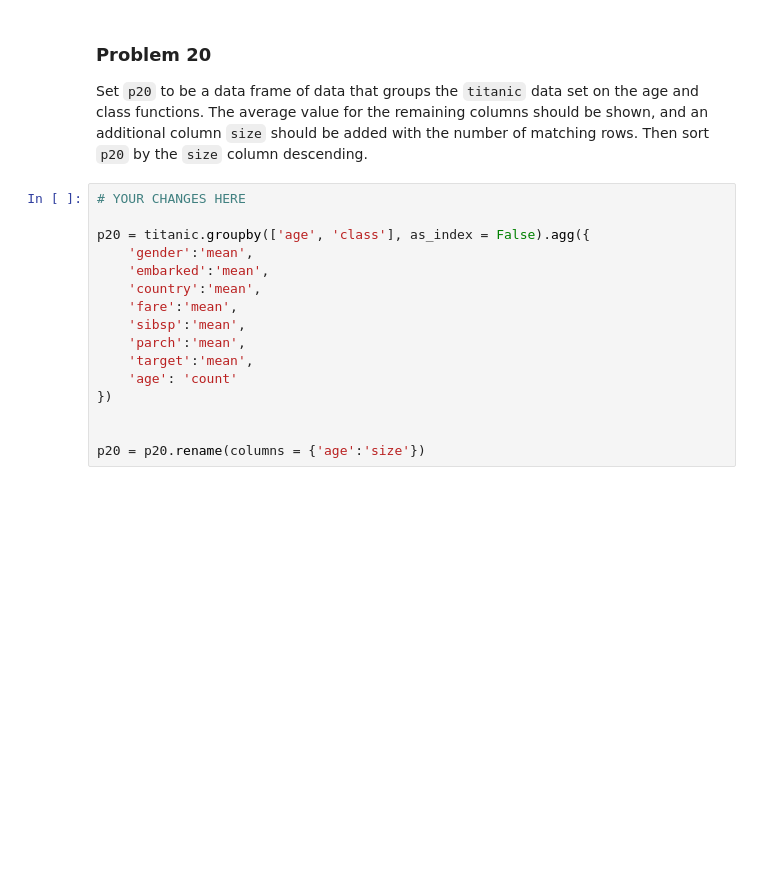
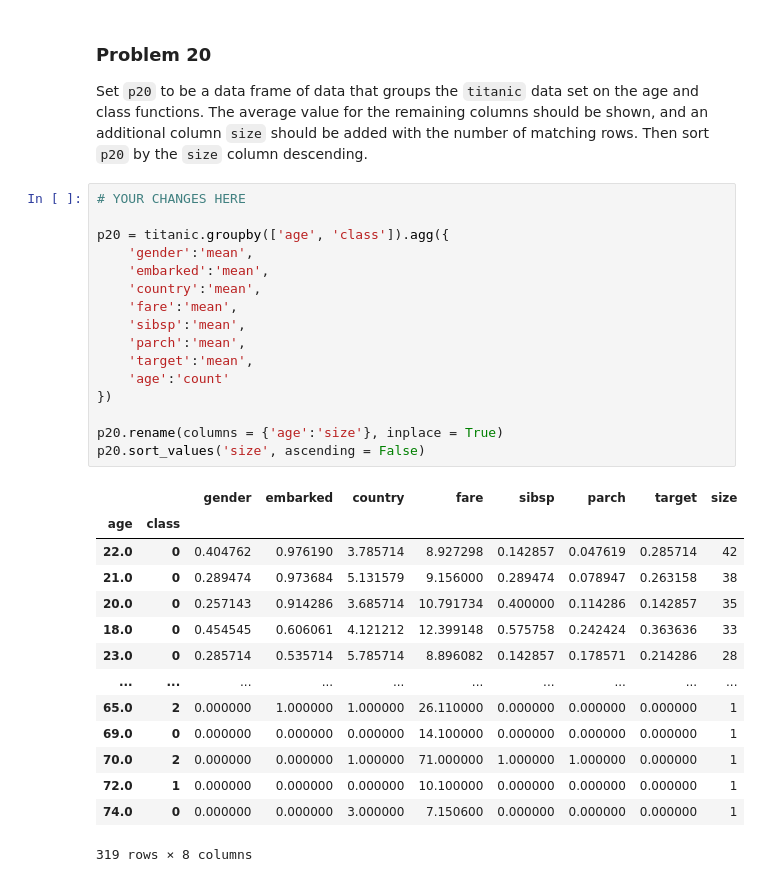
Before and after one commit to golden0014/dx602-homework-11, a Jupyter notebook: homework.ipynb, the cells around one changed output. Drawn from its saved outputs; the diff is of its cells as text; blank space fills up the shorter version.

```diff
--- a/homework.ipynb
+++ b/homework.ipynb
@@ -463,19 +463,34 @@ Then sort `p20` by the `size` column descending.
 # %%
 # YOUR CHANGES HERE
 
-p20 = titanic.groupby(['age', 'class'], as_index = False).agg({
+p20 = titanic.groupby(['age', 'class']).agg({
     'gender':'mean',
     'embarked':'mean',
     'country':'mean',
     'fare':'mean',
     'sibsp':'mean',
     'parch':'mean',
     'target':'mean',
-    'age': 'count'
+    'age':'count'
 })
 
-
-p20 = p20.rename(columns = {'age':'size'})
+p20.rename(columns = {'age':'size'}, inplace = True)
+p20.sort_values('size', ascending = False)
+# %% [output]
+|  |  | gender | embarked | country | fare | sibsp | parch | target | size |
+| age | class |  |  |  |  |  |  |  |  |
+| 22.0 | 0 | 0.404762 | 0.976190 | 3.785714 | 8.927298 | 0.142857 | 0.047619 | 0.285714 | 42 |
+| 21.0 | 0 | 0.289474 | 0.973684 | 5.131579 | 9.156000 | 0.289474 | 0.078947 | 0.263158 | 38 |
+| 20.0 | 0 | 0.257143 | 0.914286 | 3.685714 | 10.791734 | 0.400000 | 0.114286 | 0.142857 | 35 |
+| 18.0 | 0 | 0.454545 | 0.606061 | 4.121212 | 12.399148 | 0.575758 | 0.242424 | 0.363636 | 33 |
+| 23.0 | 0 | 0.285714 | 0.535714 | 5.785714 | 8.896082 | 0.142857 | 0.178571 | 0.214286 | 28 |
+| ... | ... | ... | ... | ... | ... | ... | ... | ... | ... |
+| 65.0 | 2 | 0.000000 | 1.000000 | 1.000000 | 26.110000 | 0.000000 | 0.000000 | 0.000000 | 1 |
+| 69.0 | 0 | 0.000000 | 0.000000 | 0.000000 | 14.100000 | 0.000000 | 0.000000 | 0.000000 | 1 |
+| 70.0 | 2 | 0.000000 | 0.000000 | 1.000000 | 71.000000 | 1.000000 | 1.000000 | 0.000000 | 1 |
+| 72.0 | 1 | 0.000000 | 0.000000 | 0.000000 | 10.100000 | 0.000000 | 0.000000 | 0.000000 | 1 |
+| 74.0 | 0 | 0.000000 | 0.000000 | 3.000000 | 7.150600 | 0.000000 | 0.000000 | 0.000000 | 1 |
+319 rows × 8 columns
 # %%
 p20
 # %% [output]
```
Also changed, not shown: parts of 2 cells of this notebook.
